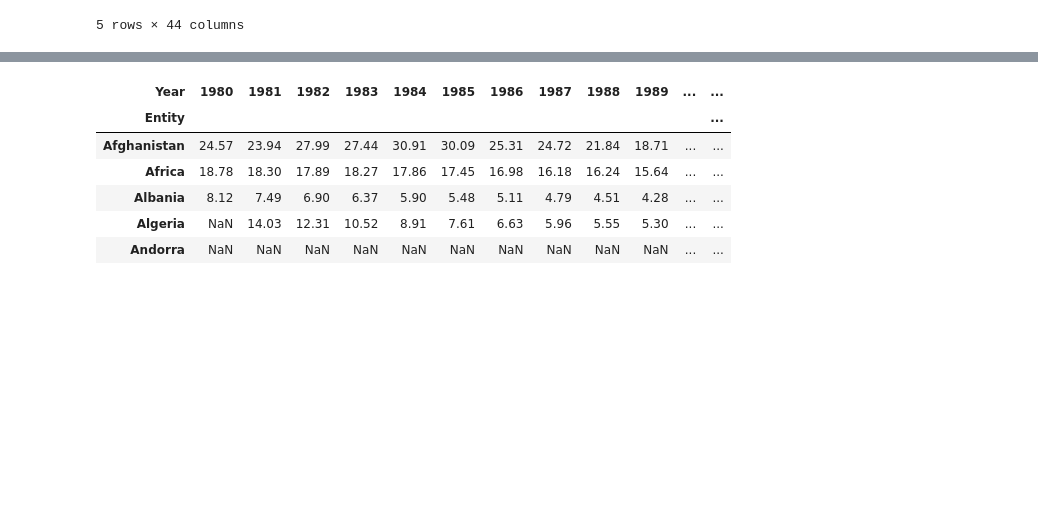
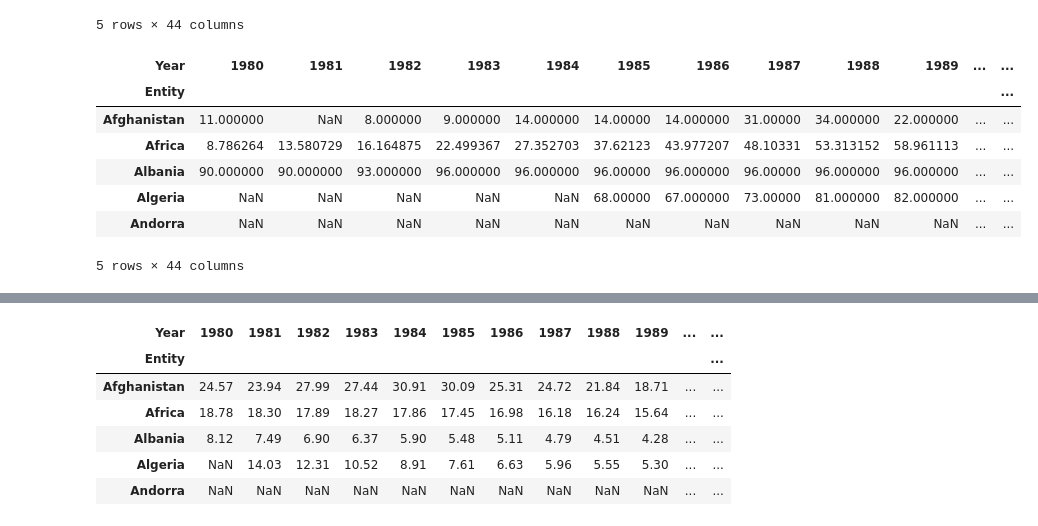
Before and after one commit to gandlea/LN-2-HS2025, a Jupyter notebook: Leistungsnachweis.ipynb, the cells around one changed output, grey strips where cells are left out. Cells and saved outputs as stored; diff of their text form; code cells hidden in the pictures; blank space fills up the shorter version.

```diff
--- a/Leistungsnachweis.ipynb
+++ b/Leistungsnachweis.ipynb
@@ -88,3 +88,15 @@ df_pivot_polio.head()
 | Algeria | NaN | 31.000000 | 31.000000 | 30.000000 | 30.000000 | 69.00000 | 72.000000 | 79.000000 | 85.000000 | 87.000000 | ... | ... |
 | Andorra | NaN | NaN | NaN | NaN | NaN | NaN | NaN | NaN | NaN | NaN | ... | ... |
 5 rows × 44 columns
+# %%
+df_pivot_measles = rename_df.pivot(index='Entity', columns="Year", values= 'Measles Vaccine Coverage')
+df_pivot_measles.head()
+# %% [output]
+| Year | 1980 | 1981 | 1982 | 1983 | 1984 | 1985 | 1986 | 1987 | 1988 | 1989 | ... | ... |
+| Entity |  |  |  |  |  |  |  |  |  |  |  | ... |
+| Afghanistan | 11.000000 | NaN | 8.000000 | 9.000000 | 14.000000 | 14.00000 | 14.000000 | 31.00000 | 34.000000 | 22.000000 | ... | ... |
+| Africa | 8.786264 | 13.580729 | 16.164875 | 22.499367 | 27.352703 | 37.62123 | 43.977207 | 48.10331 | 53.313152 | 58.961113 | ... | ... |
+| Albania | 90.000000 | 90.000000 | 93.000000 | 96.000000 | 96.000000 | 96.00000 | 96.000000 | 96.00000 | 96.000000 | 96.000000 | ... | ... |
+| Algeria | NaN | NaN | NaN | NaN | NaN | 68.00000 | 67.000000 | 73.00000 | 81.000000 | 82.000000 | ... | ... |
+| Andorra | NaN | NaN | NaN | NaN | NaN | NaN | NaN | NaN | NaN | NaN | ... | ... |
+5 rows × 44 columns
```
Also changed, not shown: parts of 3 cells of this notebook.
